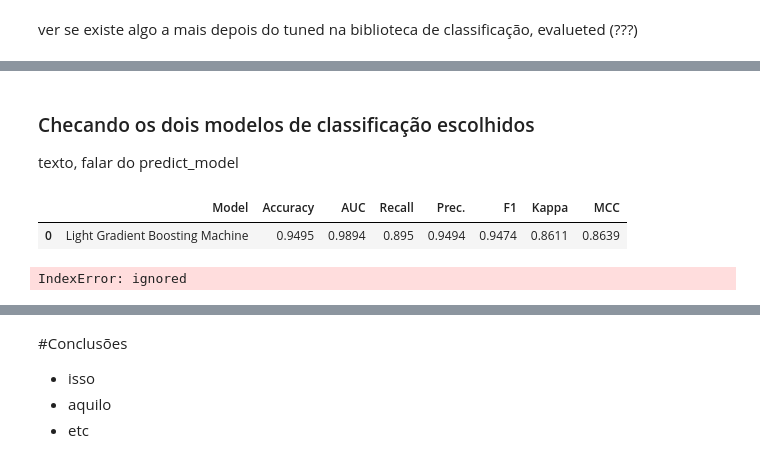
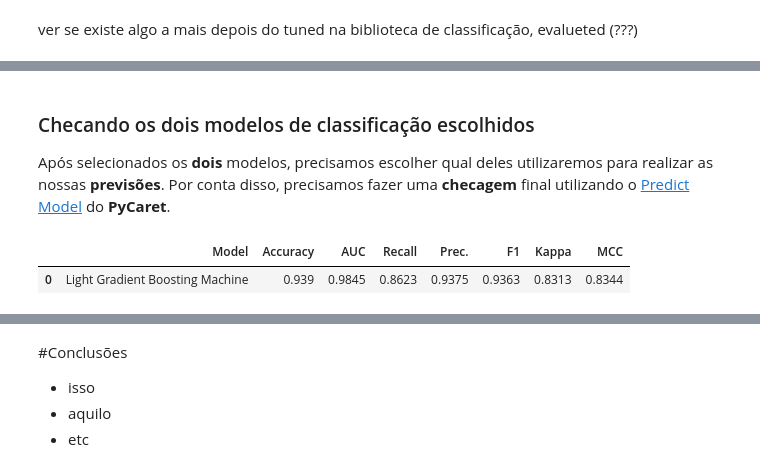
Before and after one commit to FerrazThales/Fetal_Health_Classification, a Jupyter notebook: Fetal_Health_Classification_with_Pycaret.ipynb, the cells around one changed output, grey strips where cells are left out. Cells and saved outputs as stored; diff of their text form; code cells hidden in the pictures.

```diff
--- a/Fetal_Health_Classification_with_Pycaret.ipynb
+++ b/Fetal_Health_Classification_with_Pycaret.ipynb
@@ -435,7 +544,7 @@ explicar que não precisa criar modelos [ler este artigo](https://towardsdatasci
 falar do tuning, dá para usar o optmize e olhar os outros parâmetros do módulo, dar uma olhada no outro projeto
 # %%
 #tunando o primeiro modelo
-tuned_first = tune_model(best[0],round=2,n_iter=100)
+tuned_first = tune_model(best[0],round=2)
 # %% [output]
 |  | Accuracy | AUC | Recall | Prec. | F1 | Kappa | MCC |
 | 0 | 0.93 | 0.98 | 0.87 | 0.95 | 0.93 | 0.82 | 0.82 |
@@ -484,14 +599,13 @@ texto
-# %% [markdown]
-### Checando os dois modelos de classificação escolhidos
-
-texto, falar do predict_model
+# %% [markdown]
+### Checando os dois modelos de classificação escolhidos
+
+Após selecionados os **dois** modelos, precisamos escolher qual deles utilizaremos para realizar as nossas **previsões**. Por conta disso, precisamos fazer uma **checagem** final utilizando o [Predict Model](https://pycaret.org/predict-model/) do **PyCaret**.
 # %%
 #previsão para o primeiro modelo
-predict_model(best[0]);
+predict_model(tuned_first);
 # %% [output]
 |  | Model | Accuracy | AUC | Recall | Prec. | F1 | Kappa | MCC |
-| 0 | Light Gradient Boosting Machine | 0.9495 | 0.9894 | 0.895 | 0.9494 | 0.9474 | 0.8611 | 0.8639 |
+| 0 | Light Gradient Boosting Machine | 0.939 | 0.9845 | 0.8623 | 0.9375 | 0.9363 | 0.8313 | 0.8344 |
-IndexError: ignored
 # %%
 #previsão para o segundo modelo
 predict_model(tuned_second);
```
Also changed, not shown: parts of 42 cells of this notebook.
